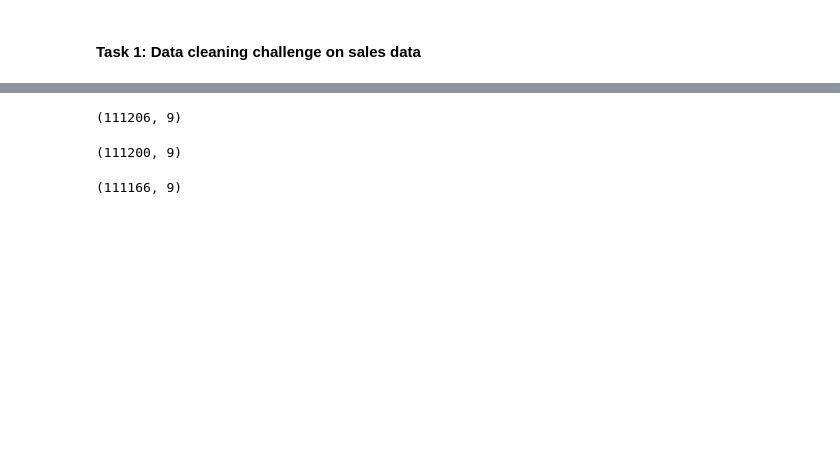
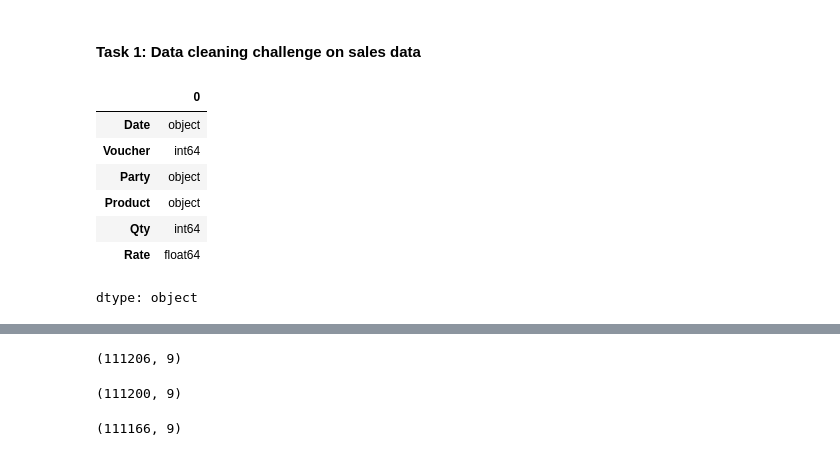
Before and after one commit to manojsankarkumar/manojsankarkumar.github.io, a Jupyter notebook: Chapter_4_(Tasks)_2.ipynb, the cells around one changed output, grey strips where cells are left out. Saved outputs shown, nothing was run; the diff lists cells and outputs as text; code cells hidden in the pictures; blank space fills up the shorter version.

```diff
--- a/Chapter_4_(Tasks)_2.ipynb
+++ b/Chapter_4_(Tasks)_2.ipynb
@@ -7,7 +7,16 @@ import pandas as pd
 # %%
 # Data cleaned - this is the final which needs to be achieved
 sales_edited = pd.read_csv(filepath_or_buffer="/content/drive/MyDrive/Python - Data Analysis/Sales-Transactions-Edited.csv")
-sales_edited
+sales_edited.dtypes
+# %% [output]
+|  | 0 |
+| Date | object |
+| Voucher | int64 |
+| Party | object |
+| Product | object |
+| Qty | int64 |
+| Rate | float64 |
+dtype: object
 # %%
 # Step 1: Load and combine the data to one - sales_all
 import pandas as pd
```
Also changed, not shown: parts of 9 cells of this notebook.
